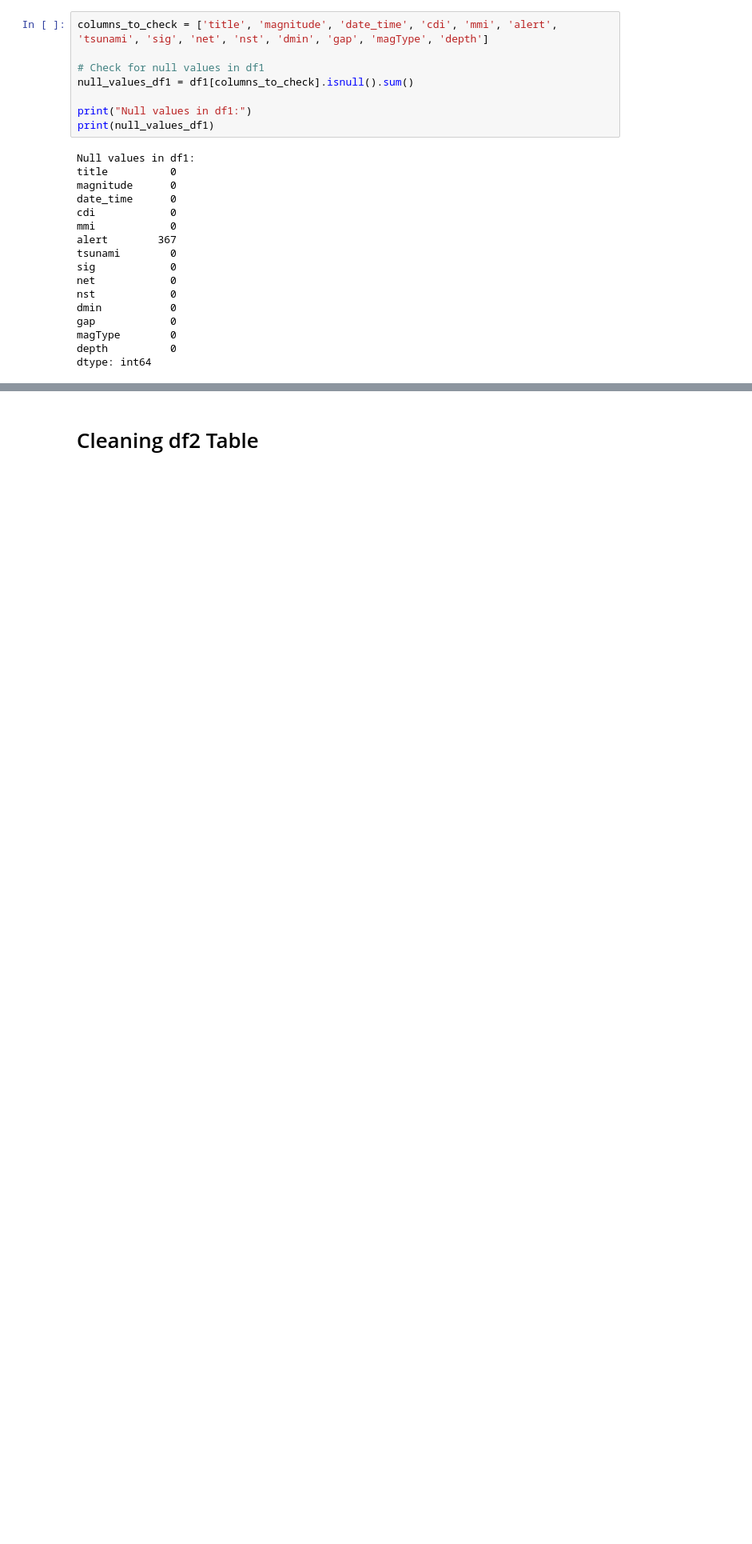
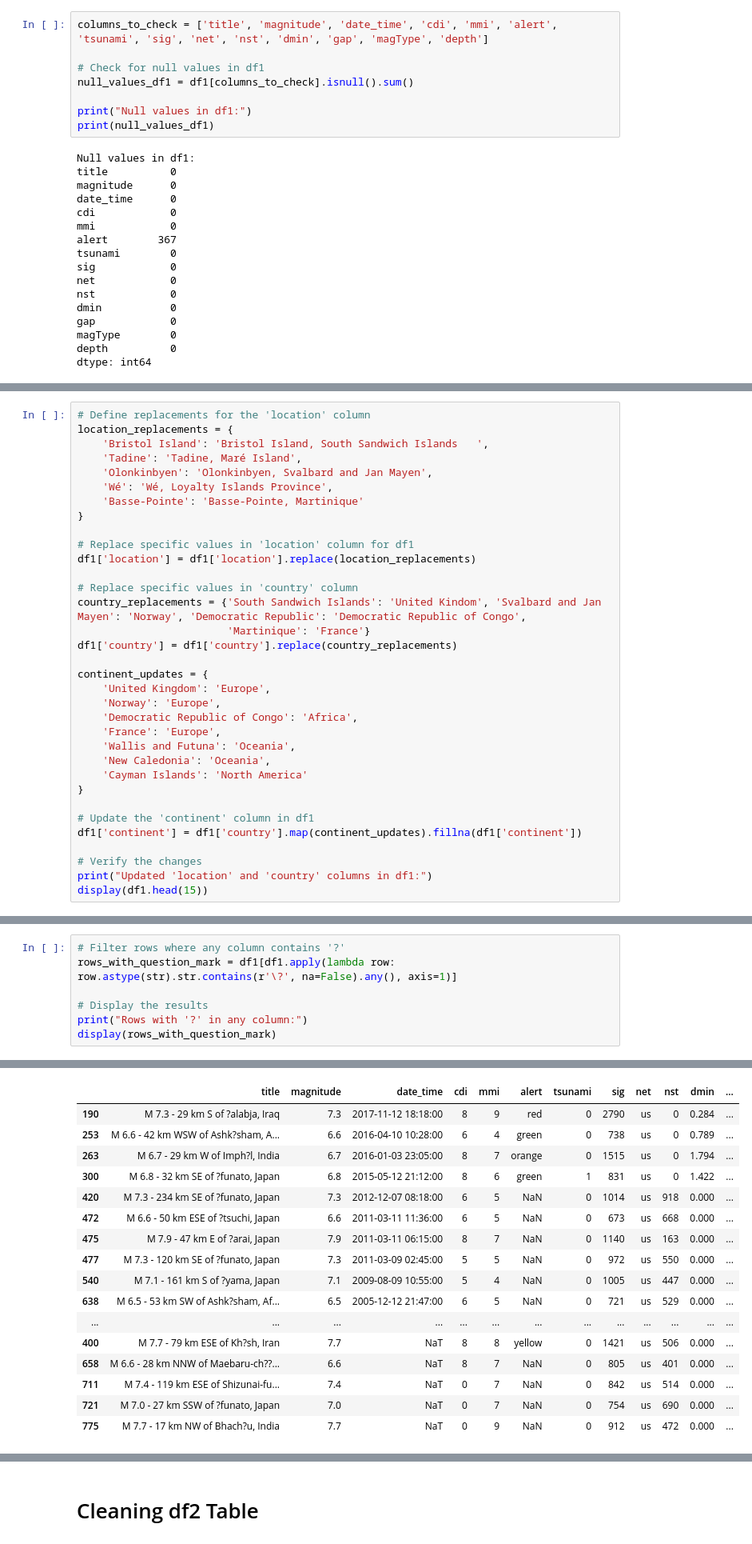
Before and after one commit to shivi13102/Earthquake_analysis, a Jupyter notebook: earthquake_analysis.ipynb, the cells around one changed output, grey strips where cells are left out. Shown at 80% size. Saved outputs shown, nothing was run; the diff lists cells and outputs as text; blank space fills up the shorter version.

```diff
--- a/earthquake_analysis.ipynb
+++ b/earthquake_analysis.ipynb
@@ -372,0 +392,34 @@ Rows in df1 with 'country' column matching specified values:
+# %%
+# Define replacements for the 'location' column
+location_replacements = {
+    'Bristol Island': 'Bristol Island, South Sandwich Islands	',
+    'Tadine': 'Tadine, Maré Island',
+    'Olonkinbyen': 'Olonkinbyen, Svalbard and Jan Mayen',
+    'Wé': 'Wé, Loyalty Islands Province',
+    'Basse-Pointe': 'Basse-Pointe, Martinique'
+}
+
+# Replace specific values in 'location' column for df1
+df1['location'] = df1['location'].replace(location_replacements)
+
+# Replace specific values in 'country' column
+country_replacements = {'South Sandwich Islands': 'United Kindom', 'Svalbard and Jan Mayen': 'Norway', 'Democratic Republic': 'Democratic Republic of Congo',
+                        'Martinique': 'France'}
+df1['country'] = df1['country'].replace(country_replacements)
+
+continent_updates = {
+    'United Kingdom': 'Europe',
+    'Norway': 'Europe',
+    'Democratic Republic of Congo': 'Africa',
+    'France': 'Europe',
+    'Wallis and Futuna': 'Oceania',
+    'New Caledonia': 'Oceania',
+    'Cayman Islands': 'North America'
+}
+
+# Update the 'continent' column in df1
+df1['continent'] = df1['country'].map(continent_updates).fillna(df1['continent'])
+
+# Verify the changes
+print("Updated 'location' and 'country' columns in df1:")
+display(df1.head(15))
@@ -372,0 +531,8 @@ Rows in df1 with 'country' column matching specified values:
+# %%
+# Filter rows where any column contains '?'
+rows_with_question_mark = df1[df1.apply(lambda row: row.astype(str).str.contains(r'\?', na=False).any(), axis=1)]
+
+# Display the results
+print("Rows with '?' in any column:")
+display(rows_with_question_mark)
+# %% [output]
@@ -372,0 +540,17 @@ Rows in df1 with 'country' column matching specified values:
+|  | title | magnitude | date_time | cdi | mmi | alert | tsunami | sig | net | nst | dmin | ... |
+| 190 | M 7.3 - 29 km S of ?alabja, Iraq | 7.3 | 2017-11-12 18:18:00 | 8 | 9 | red | 0 | 2790 | us | 0 | 0.284 | ... |
+| 253 | M 6.6 - 42 km WSW of Ashk?sham, A... | 6.6 | 2016-04-10 10:28:00 | 6 | 4 | green | 0 | 738 | us | 0 | 0.789 | ... |
+| 263 | M 6.7 - 29 km W of Imph?l, India | 6.7 | 2016-01-03 23:05:00 | 8 | 7 | orange | 0 | 1515 | us | 0 | 1.794 | ... |
+| 300 | M 6.8 - 32 km SE of ?funato, Japan | 6.8 | 2015-05-12 21:12:00 | 8 | 6 | green | 1 | 831 | us | 0 | 1.422 | ... |
+| 420 | M 7.3 - 234 km SE of ?funato, Japan | 7.3 | 2012-12-07 08:18:00 | 6 | 5 | NaN | 0 | 1014 | us | 918 | 0.000 | ... |
+| 472 | M 6.6 - 50 km ESE of ?tsuchi, Japan | 6.6 | 2011-03-11 11:36:00 | 6 | 5 | NaN | 0 | 673 | us | 668 | 0.000 | ... |
+| 475 | M 7.9 - 47 km E of ?arai, Japan | 7.9 | 2011-03-11 06:15:00 | 8 | 7 | NaN | 0 | 1140 | us | 163 | 0.000 | ... |
+| 477 | M 7.3 - 120 km SE of ?funato, Japan | 7.3 | 2011-03-09 02:45:00 | 5 | 5 | NaN | 0 | 972 | us | 550 | 0.000 | ... |
+| 540 | M 7.1 - 161 km S of ?yama, Japan | 7.1 | 2009-08-09 10:55:00 | 5 | 4 | NaN | 0 | 1005 | us | 447 | 0.000 | ... |
+| 638 | M 6.5 - 53 km SW of Ashk?sham, Af... | 6.5 | 2005-12-12 21:47:00 | 6 | 5 | NaN | 0 | 721 | us | 529 | 0.000 | ... |
+| ... | ... | ... | ... | ... | ... | ... | ... | ... | ... | ... | ... | ... |
+| 400 | M 7.7 - 79 km ESE of Kh?sh, Iran | 7.7 | NaT | 8 | 8 | yellow | 0 | 1421 | us | 506 | 0.000 | ... |
+| 658 | M 6.6 - 28 km NNW of Maebaru-ch??... | 6.6 | NaT | 8 | 7 | NaN | 0 | 805 | us | 401 | 0.000 | ... |
+| 711 | M 7.4 - 119 km ESE of Shizunai-fu... | 7.4 | NaT | 0 | 7 | NaN | 0 | 842 | us | 514 | 0.000 | ... |
+| 721 | M 7.0 - 27 km SSW of ?funato, Japan | 7.0 | NaT | 0 | 7 | NaN | 0 | 754 | us | 690 | 0.000 | ... |
+| 775 | M 7.7 - 17 km NW of Bhach?u, India | 7.7 | NaT | 0 | 9 | NaN | 0 | 912 | us | 472 | 0.000 | ... |
```
Also changed, not shown: parts of 28 cells of this notebook.
